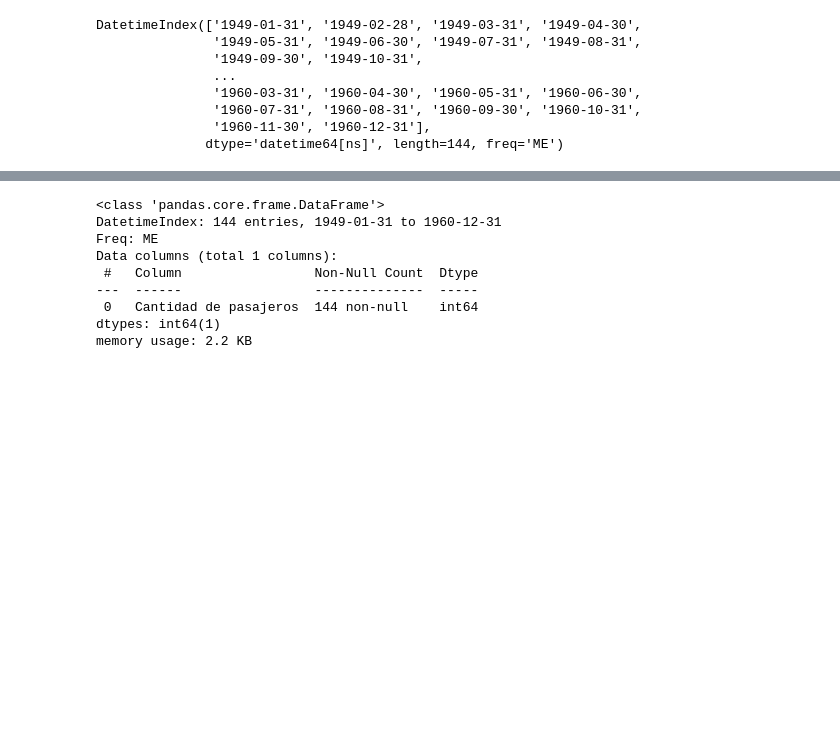
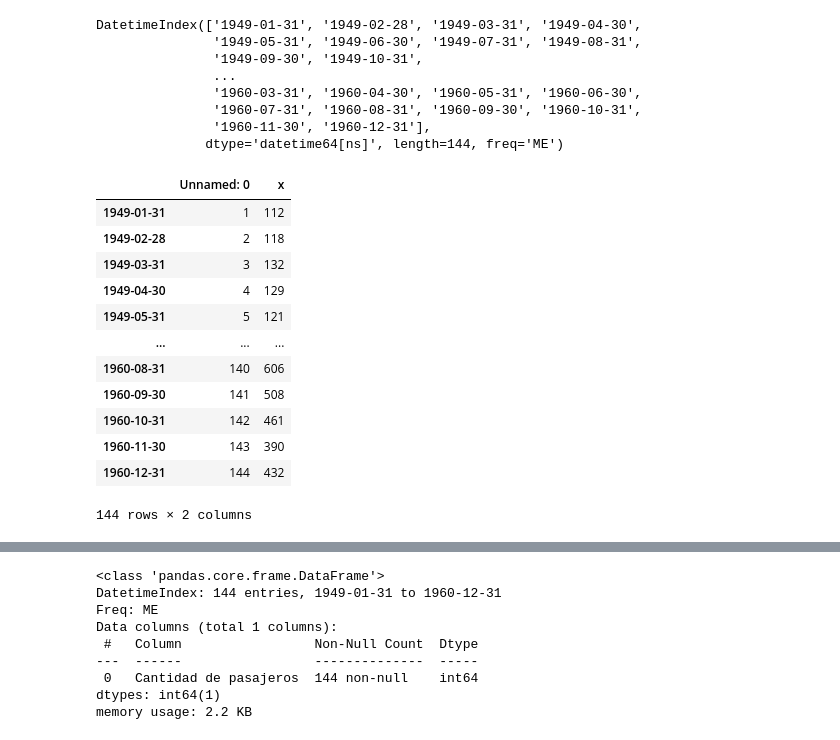
Before and after one commit to Wilsonsr/Series-de-Tiempo, a Jupyter notebook: CUADERNOS/Suavizado Exponencial.ipynb, the cells around one changed output, grey strips where cells are left out. Saved outputs shown, nothing was run; the diff lists cells and outputs as text; code cells hidden in the pictures; blank space fills up the shorter version.

```diff
--- a/CUADERNOS/Suavizado Exponencial.ipynb
+++ b/CUADERNOS/Suavizado Exponencial.ipynb
@@ -246,6 +246,22 @@ DatetimeIndex(['1949-01-31', '1949-02-28', '1949-03-31', '1949-04-30',
               dtype='datetime64[ns]', length=144, freq='ME')
 # %%
 airline.index=date_range
+# %%
+airline
+# %% [output]
+|  | Unnamed: 0 | x |
+| 1949-01-31 | 1 | 112 |
+| 1949-02-28 | 2 | 118 |
+| 1949-03-31 | 3 | 132 |
+| 1949-04-30 | 4 | 129 |
+| 1949-05-31 | 5 | 121 |
+| ... | ... | ... |
+| 1960-08-31 | 140 | 606 |
+| 1960-09-30 | 141 | 508 |
+| 1960-10-31 | 142 | 461 |
+| 1960-11-30 | 143 | 390 |
+| 1960-12-31 | 144 | 432 |
+144 rows × 2 columns
 # %%
 airline.drop(columns=["Unnamed: 0"], axis=1, inplace=True)
 airline.rename(columns={"x": "Cantidad de pasajeros"}, inplace=True)
```
Also changed, not shown: parts of 3 cells of this notebook.
